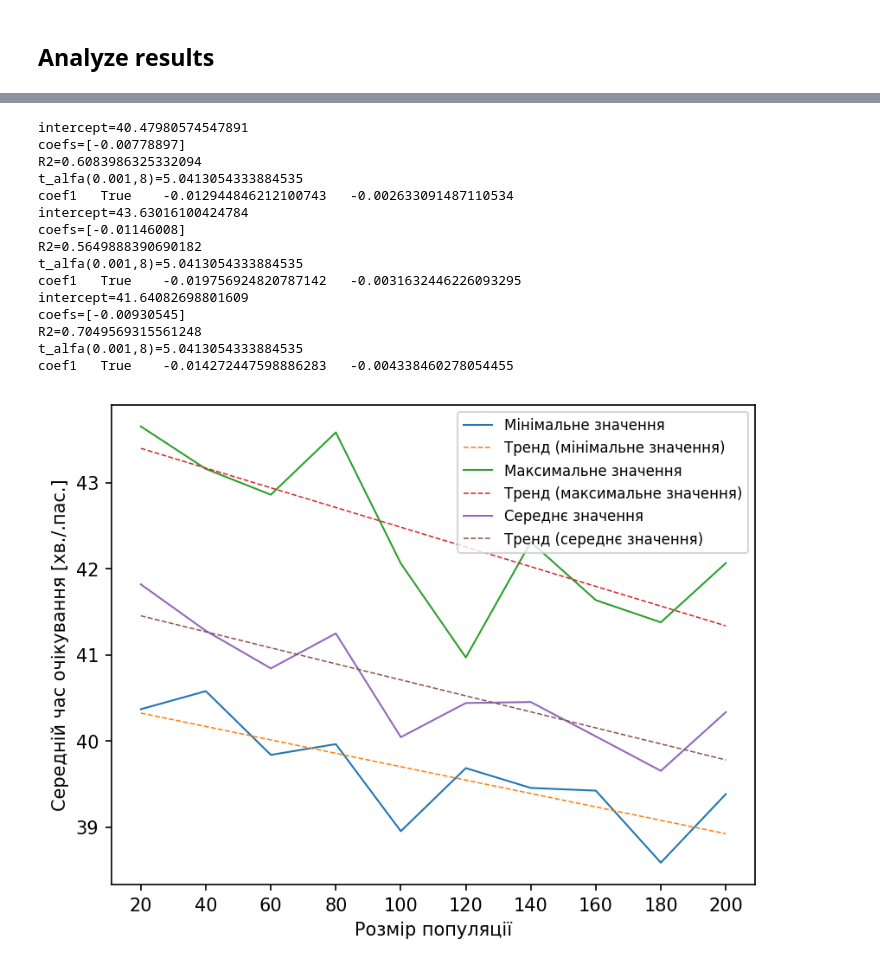
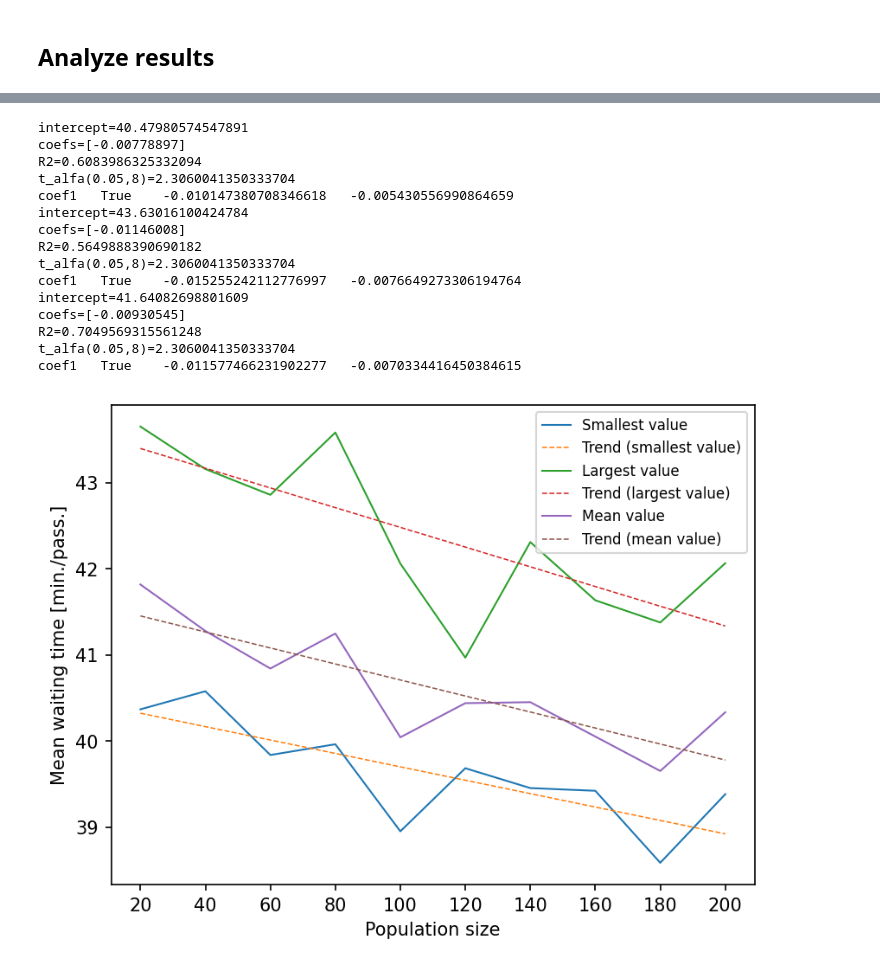
Before and after one commit to naumovvs/publictransportnet, a Jupyter notebook: case studies/verkhnodniprovsk/verkhnodniprovsk_exp_net_SP.ipynb, the cells around one changed output, grey strips where cells are left out. Cells and saved outputs as stored; diff of their text form; code cells hidden in the pictures.

```diff
--- a/case studies/verkhnodniprovsk/verkhnodniprovsk_exp_net_SP.ipynb
+++ b/case studies/verkhnodniprovsk/verkhnodniprovsk_exp_net_SP.ipynb
@@ -159,43 +163,60 @@ plt.show()
 # %%
 xticks = range(20, 220, 20)
+alpha = 0.05
 
 X = np.array([[x for x in xticks]]).T
-rm_min = tools.make_regression(X, xs.min(axis=1), alpha=0.001, verbose=True)[0]
-rm_max = tools.make_regression(X, xs.max(axis=1), alpha=0.001, verbose=True)[0]
-rm_mean = tools.make_regression(X, xs.mean(axis=1), alpha=0.001, verbose=True)[0]
+rm_min = tools.make_regression(X, xs.min(axis=1), alpha=alpha, verbose=True)[0]
+rm_max = tools.make_regression(X, xs.max(axis=1), alpha=alpha, verbose=True)[0]
+rm_mean = tools.make_regression(X, xs.mean(axis=1), alpha=alpha, verbose=True)[0]
 
 linear = lambda a, b, x: a + b * x
 
 plt.figure(dpi=150)
 
-plt.plot(xticks, xs.min(axis=1), lw=1, label='Мінімальне значення', linestyle='-')
-plt.plot(xticks, linear(rm_min.intercept_, rm_min.coef_, xticks), lw=0.75, label='Тренд (мінімальне значення)', linestyle='--')
+# plt.plot(xticks, xs.min(axis=1), lw=1, label='Мінімальне значення', linestyle='-')
+# plt.plot(xticks, linear(rm_min.intercept_, rm_min.coef_, xticks), lw=0.75, label='Тренд (мінімальне значення)', linestyle='--')
 
-plt.plot(xticks, xs.max(axis=1), lw=1, label='Максимальне значення', linestyle='-')
-plt.plot(xticks, linear(rm_max.intercept_, rm_max.coef_, xticks), lw=0.75, label='Тренд (максимальне значення)', linestyle='--')
+# plt.plot(xticks, xs.max(axis=1), lw=1, label='Максимальне значення', linestyle='-')
+# plt.plot(xticks, linear(rm_max.intercept_, rm_max.coef_, xticks), lw=0.75, label='Тренд (максимальне значення)', linestyle='--')
 
-plt.plot(xticks, xs.mean(axis=1), lw=1, label='Середнє значення', linestyle='-')
-plt.plot(xticks, linear(rm_mean.intercept_, rm_mean.coef_, xticks), lw=0.75, label='Тренд (середнє значення)', linestyle='--')
+# plt.plot(xticks, xs.mean(axis=1), lw=1, label='Середнє значення', linestyle='-')
+# plt.plot(xticks, linear(rm_mean.intercept_, rm_mean.coef_, xticks), lw=0.75, label='Тренд (середнє значення)', linestyle='--')
 
-plt.ylabel('Середній час очікування [хв./.пас.]')
-plt.xlabel('Розмір популяції')
+# plt.ylabel('Середній час очікування [хв./пас.]')
+# plt.xlabel('Розмір популяції')
+
+plt.plot(xticks, xs.min(axis=1),lw=1, label='Smallest value', linestyle='-')
+plt.plot(xticks, linear(rm_min.intercept_, rm_min.coef_, xticks),
+         lw=0.75, label='Trend (smallest value)', linestyle='--')
+
+plt.plot(xticks, xs.max(axis=1),lw=1, label='Largest value', linestyle='-')
+plt.plot(xticks, linear(rm_max.intercept_, rm_max.coef_, xticks),
+         lw=0.75, label='Trend (largest value)', linestyle='--')
+
+plt.plot(xticks, xs.mean(axis=1),lw=1, label='Mean value', linestyle='-')
+plt.plot(xticks, linear(rm_mean.intercept_, rm_mean.coef_, xticks),
+         lw=0.75, label='Trend (mean value)', linestyle='--')
+
+plt.ylabel('Mean waiting time [min./pass.]')
+plt.xlabel('Population size')
+
 plt.xticks(xticks)
 plt.legend(fontsize=8)
 plt.show()
 # %% [output]
 intercept=40.47980574547891
 coefs=[-0.00778897]
 R2=0.6083986325332094
-t_alfa(0.001,8)=5.0413054333884535
-coef1   True    -0.012944846212100743   -0.002633091487110534
+t_alfa(0.05,8)=2.3060041350333704
+coef1   True    -0.010147380708346618   -0.005430556990864659
 intercept=43.63016100424784
 coefs=[-0.01146008]
 R2=0.5649888390690182
-t_alfa(0.001,8)=5.0413054333884535
-coef1   True    -0.019756924820787142   -0.0031632446226093295
+t_alfa(0.05,8)=2.3060041350333704
+coef1   True    -0.015255242112776997   -0.0076649273306194764
 intercept=41.64082698801609
 coefs=[-0.00930545]
 R2=0.7049569315561248
-t_alfa(0.001,8)=5.0413054333884535
-coef1   True    -0.014272447598886283   -0.004338460278054455
+t_alfa(0.05,8)=2.3060041350333704
+coef1   True    -0.011577466231902277   -0.0070334416450384615
-[figure, old version]
+[figure, new version]
```
Also changed, not shown: parts of 3 cells of this notebook, 7 other files.
